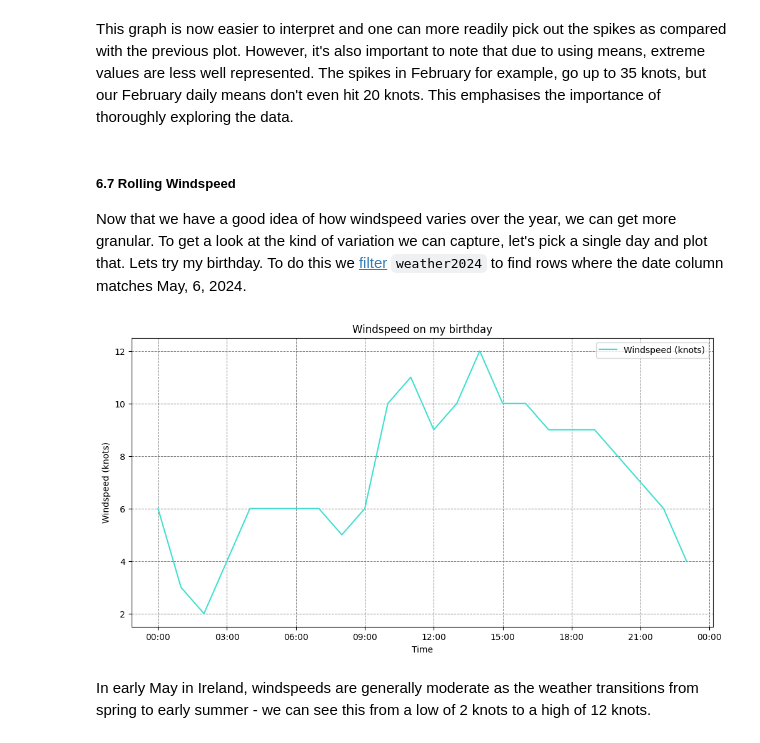
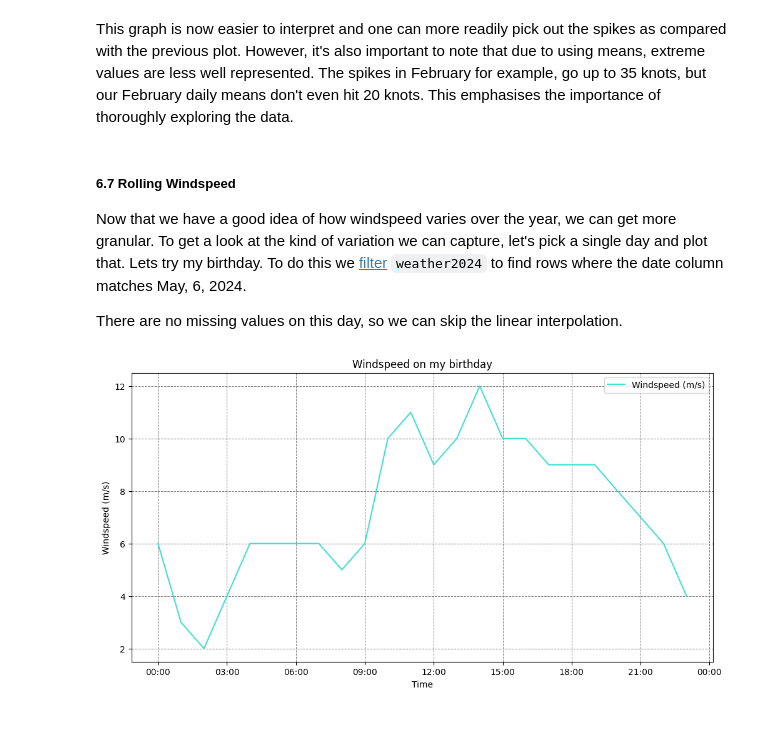
Before and after one commit to miriamroddy/PFDA, a Jupyter notebook: Assignments/assignment_6_Weather.ipynb, the cells around one changed output. Saved outputs shown, nothing was run; the diff lists cells and outputs as text; code cells hidden in the pictures.

```diff
--- a/Assignments/assignment_6_Weather.ipynb
+++ b/Assignments/assignment_6_Weather.ipynb
@@ -313,22 +313,22 @@ This graph is now easier to interpret and one can more readily pick out the spik
 # %% [markdown]
 ##### 6.7 Rolling Windspeed
 Now that we have a good idea of how windspeed varies over the year, we can get more granular. To get a look at the kind of variation we can capture, let's pick a single day and plot that. Lets try my birthday. To do this we [filter](https://pandas.pydata.org/docs/reference/api/pandas.to_datetime.html) `weather2024` to find rows where the date column matches May, 6, 2024.
+
+There are no missing values on this day, so we can skip the linear interpolation.
 # %%
 # Lets define my birthday- May 6th
 # https://pandas.pydata.org/docs/reference/api/pandas.to_datetime.html
 mybirthday = weather2024[weather2024['date'].dt.date == pd.to_datetime('2024-05-06').date()]
 
 # We'll plot the result
 plt.figure(figsize=(12, 6))
-plt.plot(mybirthday['date'], mybirthday['wdsp'], color='turquoise', label='Windspeed (knots)')
+plt.plot(mybirthday['date'], mybirthday['wdsp'], color='turquoise', label='Windspeed (m/s)')
 plt.gca().xaxis.set_major_formatter(mdates.DateFormatter('%H:%M'))
 plt.xlabel('Time')
-plt.ylabel('Windspeed (knots)')
+plt.ylabel('Windspeed (m/s)')
 plt.title('Windspeed on my birthday')
 plt.grid(color='gray', linestyle='--', linewidth=0.7)
 plt.legend()
 plt.show()
 # %% [output]
-[figure, old version]
+[figure, new version]
-# %% [markdown]
-In early May in Ireland, windspeeds are generally moderate as the weather transitions from spring to early summer - we can see this from a low of 2 knots to a high of 12 knots.
```
Also changed, not shown: parts of 12 cells of this notebook.
